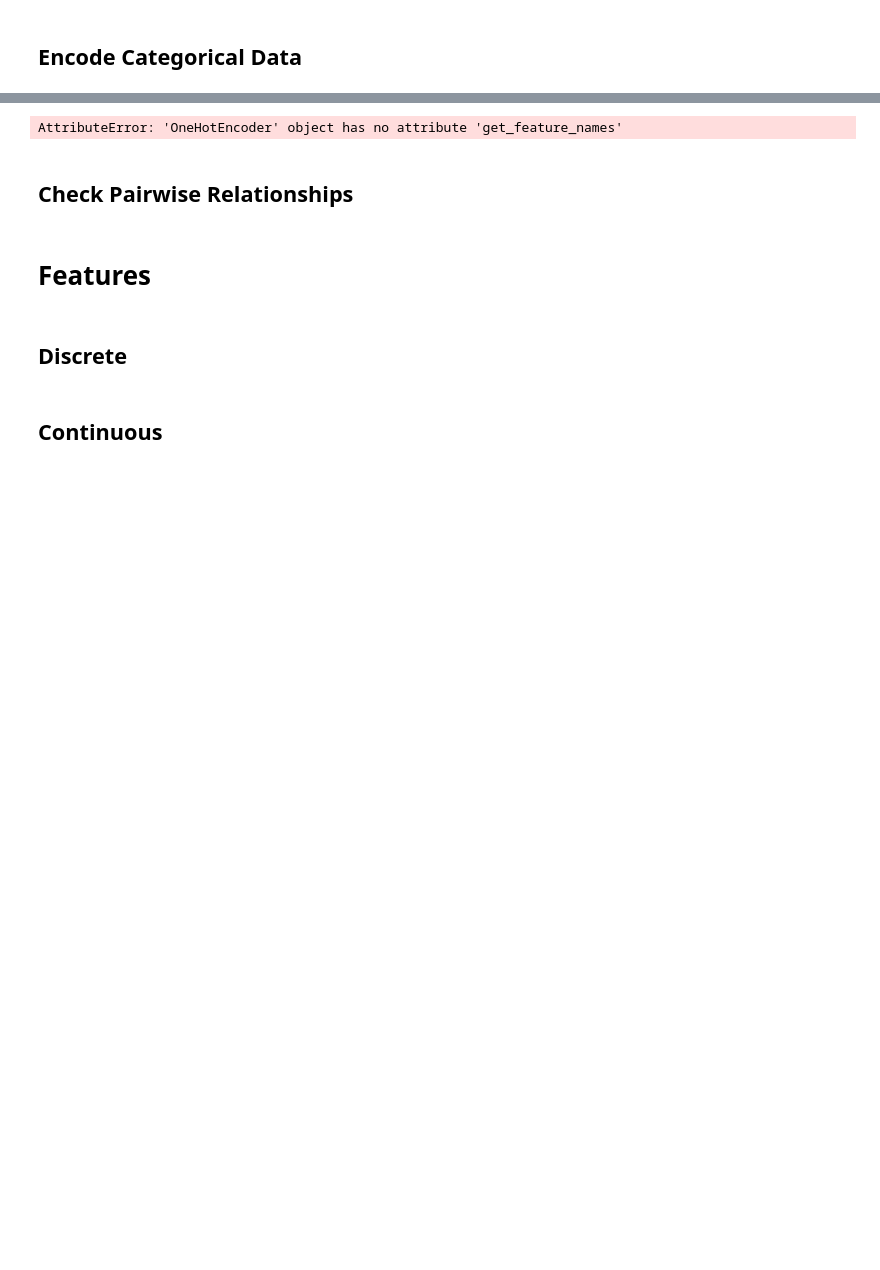
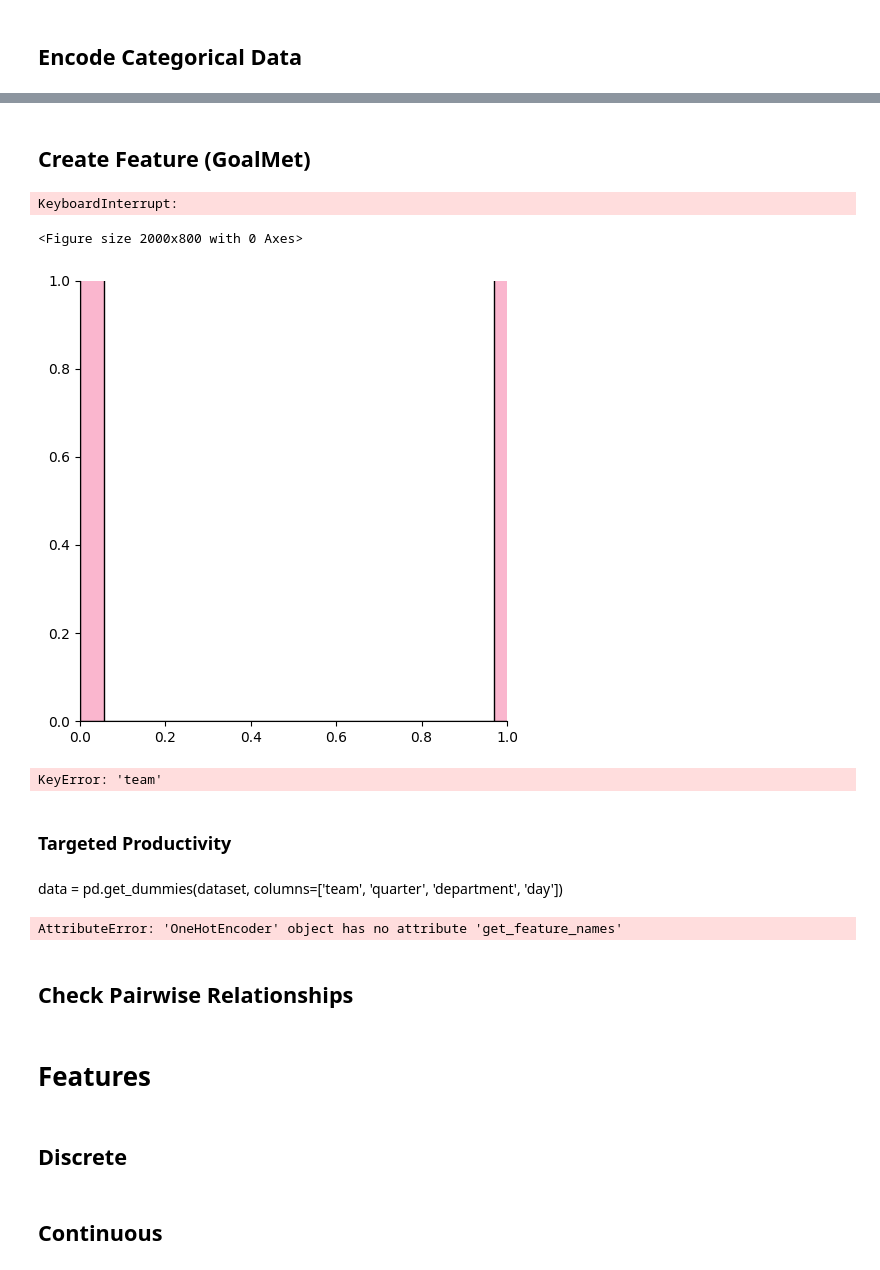
Before and after one commit to wakkevinh/CECS-456-Group-6-, a Jupyter notebook: CECS456Final.ipynb, the cells around one changed output, grey strips where cells are left out. Saved outputs shown, nothing was run; the diff lists cells and outputs as text; code cells hidden in the pictures; blank space fills up the shorter version.

```diff
--- a/CECS456Final.ipynb
+++ b/CECS456Final.ipynb
@@ -384,3 +414,20 @@ memory usage: 140.4+ KB
+# %% [markdown]
+## Create Feature (GoalMet)
+# %%
+dataset['GoalMet'] = dataset[actual_productivity] -dataset['targeted_productivity']
+# %% [output]
+KeyboardInterrupt:
+<Figure size 2000x800 with 0 Axes>
+[figure, added]
+# %%
+dataset['team'].unique()
+# %% [output]
+KeyError: 'team'
+# %% [markdown]
+### Targeted Productivity
+# %% [markdown]
+
+data = pd.get_dummies(dataset, columns=['team', 'quarter', 'department', 'day'])
 # %%
 oenc=OneHotEncoder()
 multiple_categories=oenc.fit_transform(dataset[['quarter','department','day']])
```
Also changed, not shown: parts of 12 cells of this notebook.
